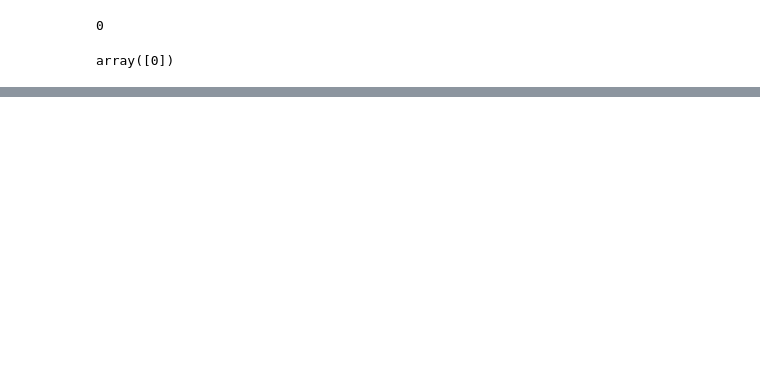
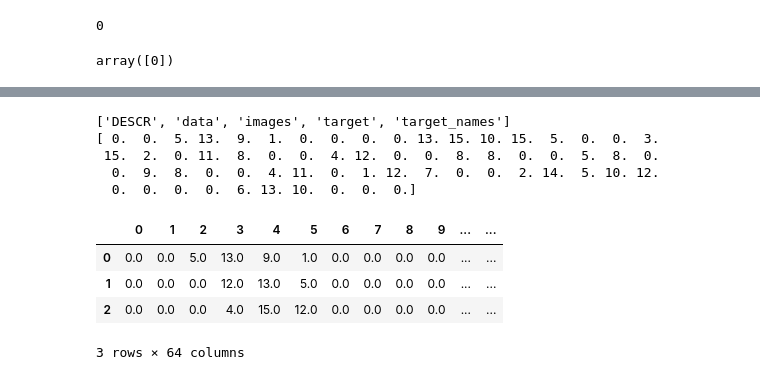
Before and after one commit to SunpreetSChahal/MachineLearning-Learning, a Jupyter notebook: (01) Practicing ML - Journal.ipynb, the cells around one changed output, grey strips where cells are left out. Drawn from its saved outputs; the diff is of its cells as text; code cells hidden in the pictures; blank space fills up the shorter version.

```diff
--- a/(01) Practicing ML - Journal.ipynb
+++ b/(01) Practicing ML - Journal.ipynb
@@ -753,0 +771,23 @@ array([0])
+# %%
+# Storing out digits data into a variabe
+digits_rf = load_digits()
+
+# Properties of this data
+print(dir(digits_rf))
+print(digits.data[0]) # What does the data look like?
+# %% [output]
+['DESCR', 'data', 'images', 'target', 'target_names']
+[ 0.  0.  5. 13.  9.  1.  0.  0.  0.  0. 13. 15. 10. 15.  5.  0.  0.  3.
+ 15.  2.  0. 11.  8.  0.  0.  4. 12.  0.  0.  8.  8.  0.  0.  5.  8.  0.
+  0.  9.  8.  0.  0.  4. 11.  0.  1. 12.  7.  0.  0.  2. 14.  5. 10. 12.
+  0.  0.  0.  0.  6. 13. 10.  0.  0.  0.]
+# %%
+# Converting this array into a dataframe
+df_digits_rf = pd.DataFrame(digits.data)
+df_digits_rf.head(3)
+# %% [output]
+|  | 0 | 1 | 2 | 3 | 4 | 5 | 6 | 7 | 8 | 9 | ... | ... |
+| 0 | 0.0 | 0.0 | 5.0 | 13.0 | 9.0 | 1.0 | 0.0 | 0.0 | 0.0 | 0.0 | ... | ... |
+| 1 | 0.0 | 0.0 | 0.0 | 12.0 | 13.0 | 5.0 | 0.0 | 0.0 | 0.0 | 0.0 | ... | ... |
+| 2 | 0.0 | 0.0 | 0.0 | 4.0 | 15.0 | 12.0 | 0.0 | 0.0 | 0.0 | 0.0 | ... | ... |
+3 rows × 64 columns
```
Also changed, not shown: parts of 23 cells of this notebook.
